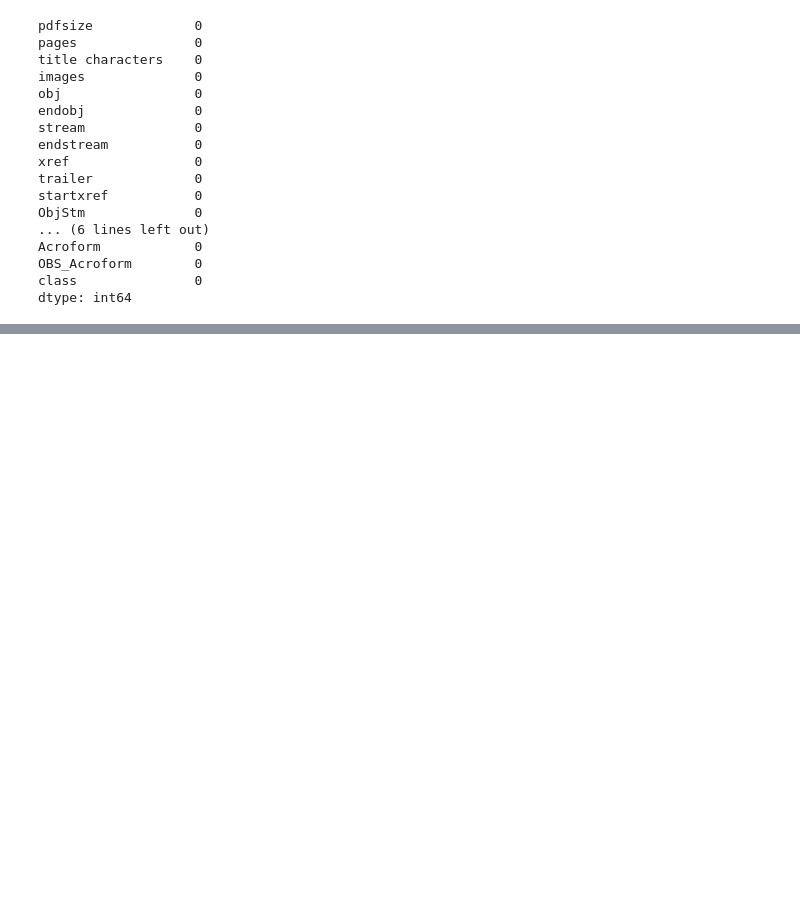
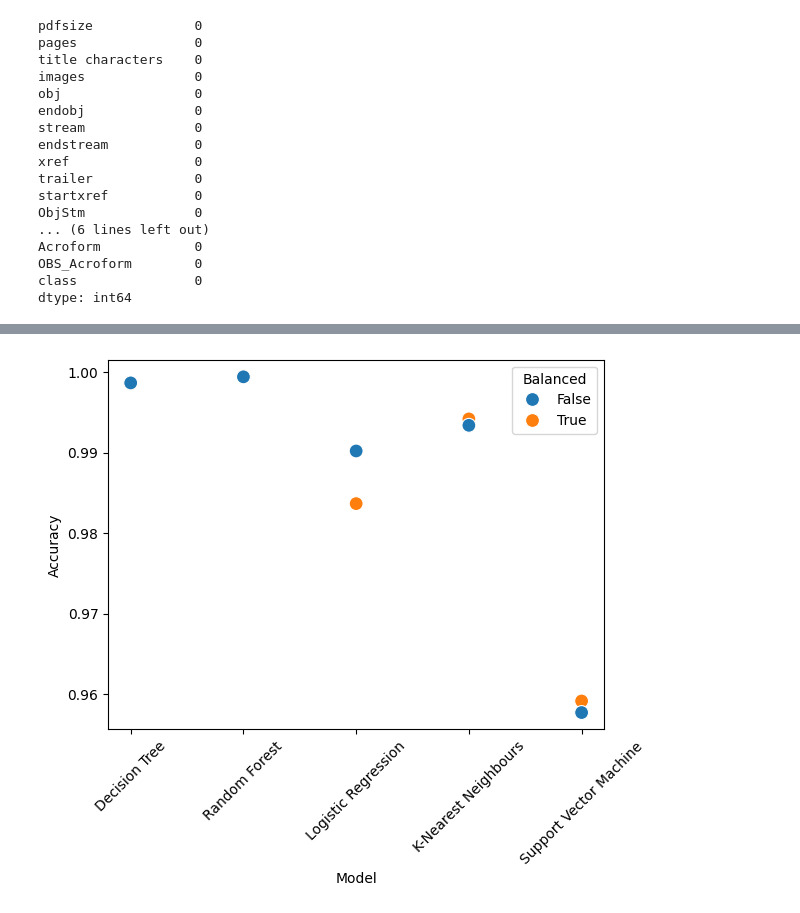
Before and after one commit to tomasvicente3/IART_ML_PDF_Analysis, a Jupyter notebook: main.ipynb, the cells around one changed output, grey strips where cells are left out. Cells and saved outputs as stored; diff of their text form; code cells hidden in the pictures; blank space fills up the shorter version.

```diff
--- a/main.ipynb
+++ b/main.ipynb
@@ -365,0 +294,8 @@ plt.show()
+# %%
+# Get the results of the models from the CSV files
+results_unbalanced = pd.read_csv('results_unbalanced.csv')
+results_balanced = pd.read_csv('results_balanced.csv')
+results_balanced['Balanced'] = True
+results_unbalanced['Balanced'] = False
+results = pd.concat([results_balanced, results_unbalanced])
+results
@@ -365,0 +314,7 @@ plt.show()
+# %%
+# Accuracy
+sns.scatterplot(data=results, x='Model', y='Accuracy', hue='Balanced', s=100)
+plt.xticks(rotation=45)
+plt.show()
+# %% [output]
+[figure, added]
```
Also changed, not shown: parts of 49 cells of this notebook, 2 other files.
